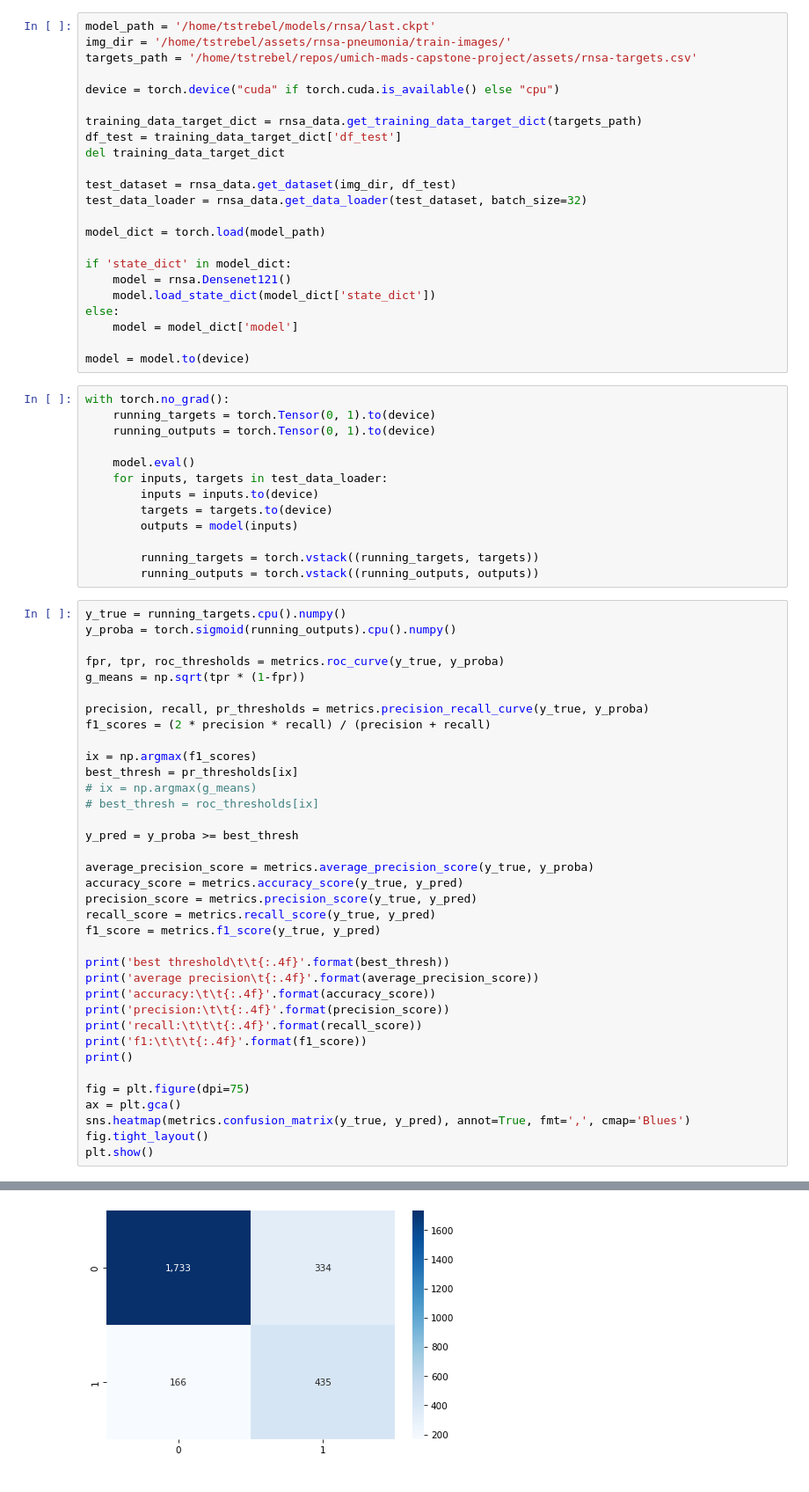
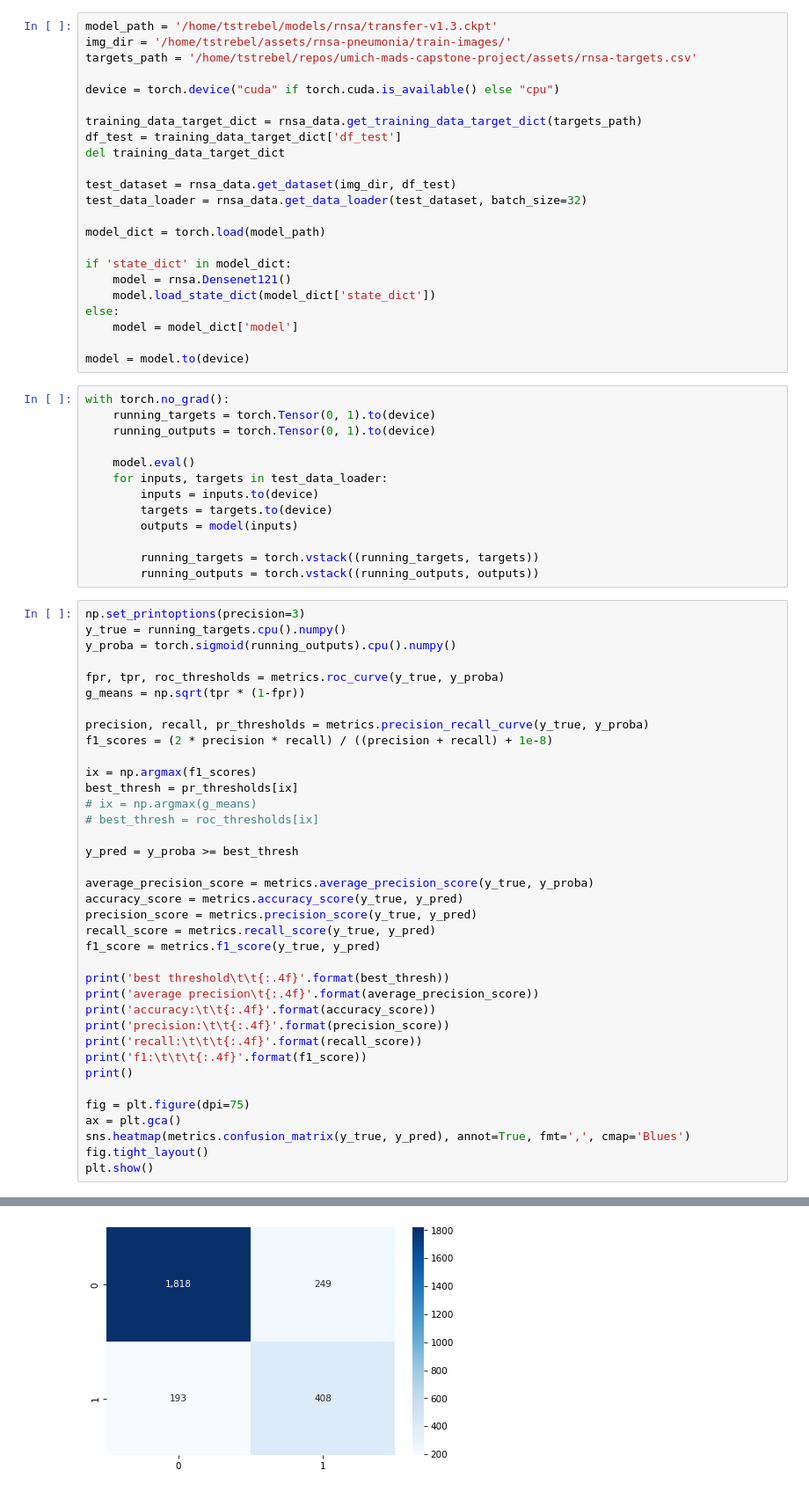
Before and after one commit to Tstrebe2/umich-mads-capstone-project, a Jupyter notebook: tstrebe2/rnsa/model_eval.ipynb, the cells around one changed output, grey strips where cells are left out. Shown at 88% size. Saved outputs shown, nothing was run; the diff lists cells and outputs as text.

Commit message:
pushing transfer learning results

```diff
--- a/tstrebe2/rnsa/model_eval.ipynb
+++ b/tstrebe2/rnsa/model_eval.ipynb
@@ -19,7 +19,7 @@ import seaborn as sns
 # %load_ext autoreload
 # %autoreload 2
 # %%
-model_path = '/home/tstrebel/models/rnsa/last.ckpt'
+model_path = '/home/tstrebel/models/rnsa/transfer-v1.3.ckpt'
 img_dir = '/home/tstrebel/assets/rnsa-pneumonia/train-images/'
 targets_path = '/home/tstrebel/repos/umich-mads-capstone-project/assets/rnsa-targets.csv'
 
@@ -55,6 +55,7 @@ with torch.no_grad():
         running_targets = torch.vstack((running_targets, targets))
         running_outputs = torch.vstack((running_outputs, outputs))
 # %%
+np.set_printoptions(precision=3)
 y_true = running_targets.cpu().numpy()
 y_proba = torch.sigmoid(running_outputs).cpu().numpy()
 
@@ -62,7 +63,7 @@ fpr, tpr, roc_thresholds = metrics.roc_curve(y_true, y_proba)
 g_means = np.sqrt(tpr * (1-fpr))
 
 precision, recall, pr_thresholds = metrics.precision_recall_curve(y_true, y_proba)
-f1_scores = (2 * precision * recall) / (precision + recall)
+f1_scores = (2 * precision * recall) / ((precision + recall) + 1e-8)
 
 ix = np.argmax(f1_scores)
 best_thresh = pr_thresholds[ix]
@@ -100,4 +101,4 @@ f1:                     0.6350
-[figure, old version]
+[figure, new version]
 # %%
 roc_auc_score = metrics.roc_auc_score(y_true, y_proba)
 
```
Also changed, not shown: parts of 3 cells of this notebook, 3 other files.
